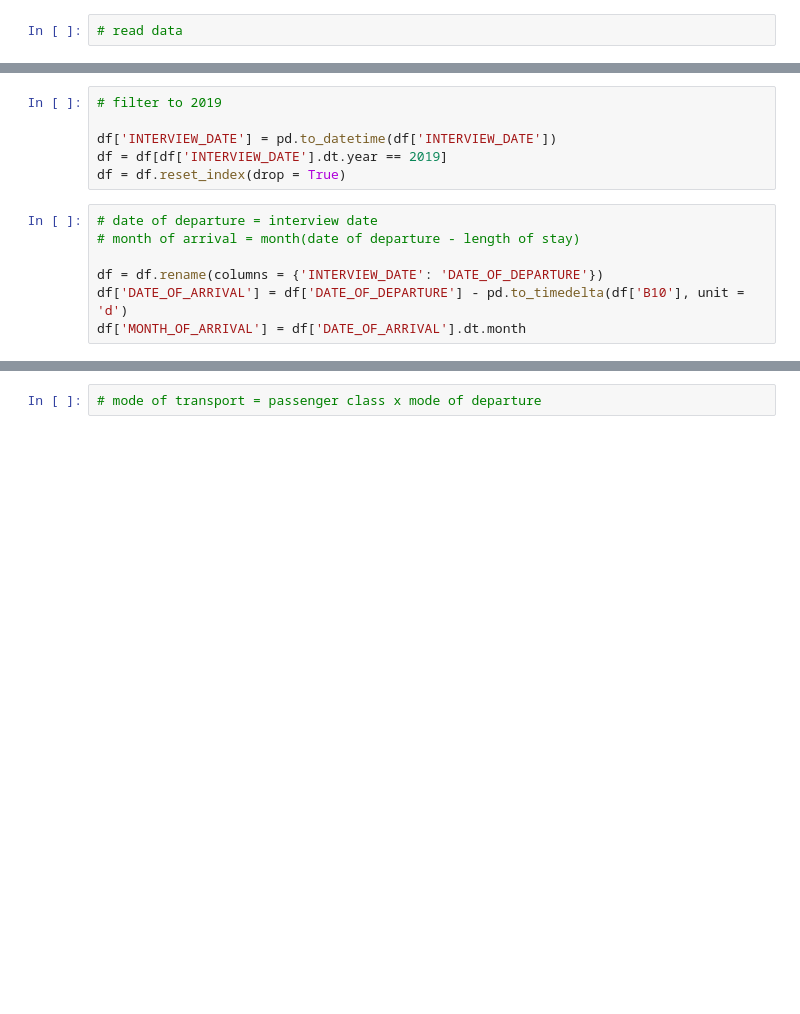
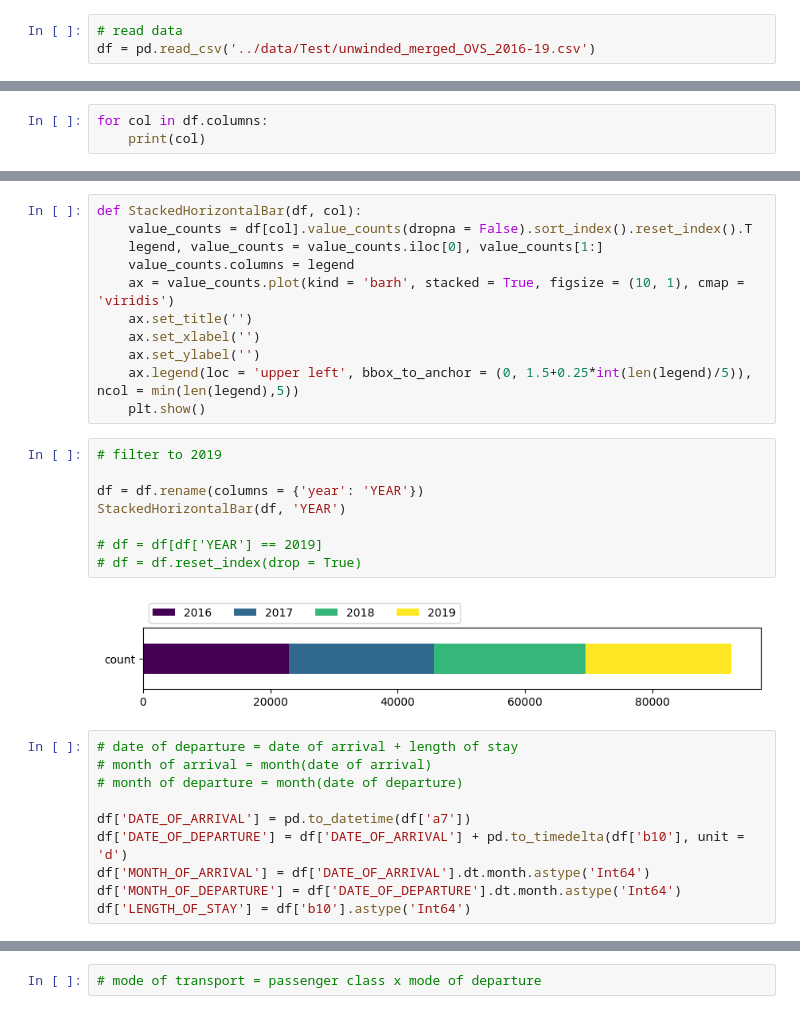
Before and after one commit to arushisinha98/data-explorer, a Jupyter notebook: notebooks/CleanOVS.ipynb, the cells around one changed output, grey strips where cells are left out. Saved outputs shown, nothing was run; the diff lists cells and outputs as text; blank space fills up the shorter version.

Commit message:
working on preprocessing data

```diff
--- a/notebooks/CleanOVS.ipynb
+++ b/notebooks/CleanOVS.ipynb
@@ -4,2 +5,3 @@ import numpy as np
 # %%
 # read data
+df = pd.read_csv('../data/Test/unwinded_merged_OVS_2016-19.csv')
@@ -5,0 +35,3 @@ import numpy as np
+# %%
+for col in df.columns:
+    print(col)
@@ -6,16 +56,34 @@ import numpy as np
+# %%
+def StackedHorizontalBar(df, col):
+    value_counts = df[col].value_counts(dropna = False).sort_index().reset_index().T
+    legend, value_counts = value_counts.iloc[0], value_counts[1:]
+    value_counts.columns = legend
+    ax = value_counts.plot(kind = 'barh', stacked = True, figsize = (10, 1), cmap = 'viridis')
+    ax.set_title('')
+    ax.set_xlabel('')
+    ax.set_ylabel('')
+    ax.legend(loc = 'upper left', bbox_to_anchor = (0, 1.5+0.25*int(len(legend)/5)), ncol = min(len(legend),5))
+    plt.show()
 # %%
 # filter to 2019
 
-df['INTERVIEW_DATE'] = pd.to_datetime(df['INTERVIEW_DATE'])
-df = df[df['INTERVIEW_DATE'].dt.year == 2019]
-df = df.reset_index(drop = True)
+df = df.rename(columns = {'year': 'YEAR'})
+StackedHorizontalBar(df, 'YEAR')
+
+# df = df[df['YEAR'] == 2019]
+# df = df.reset_index(drop = True)
+# %% [output]
+[figure, added]
 # %%
-# date of departure = interview date
-# month of arrival = month(date of departure - length of stay)
+# date of departure = date of arrival + length of stay
+# month of arrival = month(date of arrival)
+# month of departure = month(date of departure)
 
-df = df.rename(columns = {'INTERVIEW_DATE': 'DATE_OF_DEPARTURE'})
-df['DATE_OF_ARRIVAL'] = df['DATE_OF_DEPARTURE'] - pd.to_timedelta(df['B10'], unit = 'd')
-df['MONTH_OF_ARRIVAL'] = df['DATE_OF_ARRIVAL'].dt.month
+df['DATE_OF_ARRIVAL'] = pd.to_datetime(df['a7'])
+df['DATE_OF_DEPARTURE'] = df['DATE_OF_ARRIVAL'] + pd.to_timedelta(df['b10'], unit = 'd')
+df['MONTH_OF_ARRIVAL'] = df['DATE_OF_ARRIVAL'].dt.month.astype('Int64')
+df['MONTH_OF_DEPARTURE'] = df['DATE_OF_DEPARTURE'].dt.month.astype('Int64')
+df['LENGTH_OF_STAY'] = df['b10'].astype('Int64')
 # %%
 # mode of transport (depature/arrival) = air/land/sea
 
```
Also changed, not shown: parts of 15 cells of this notebook.
